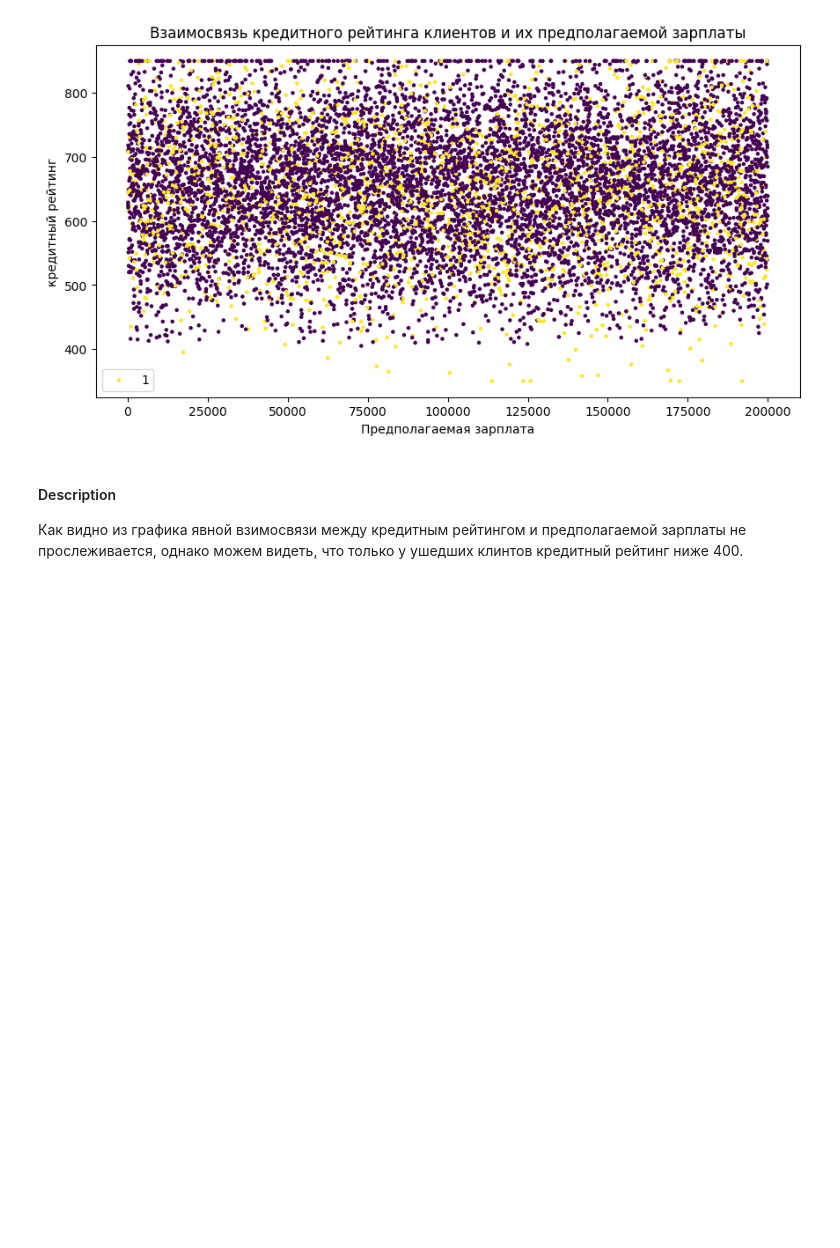
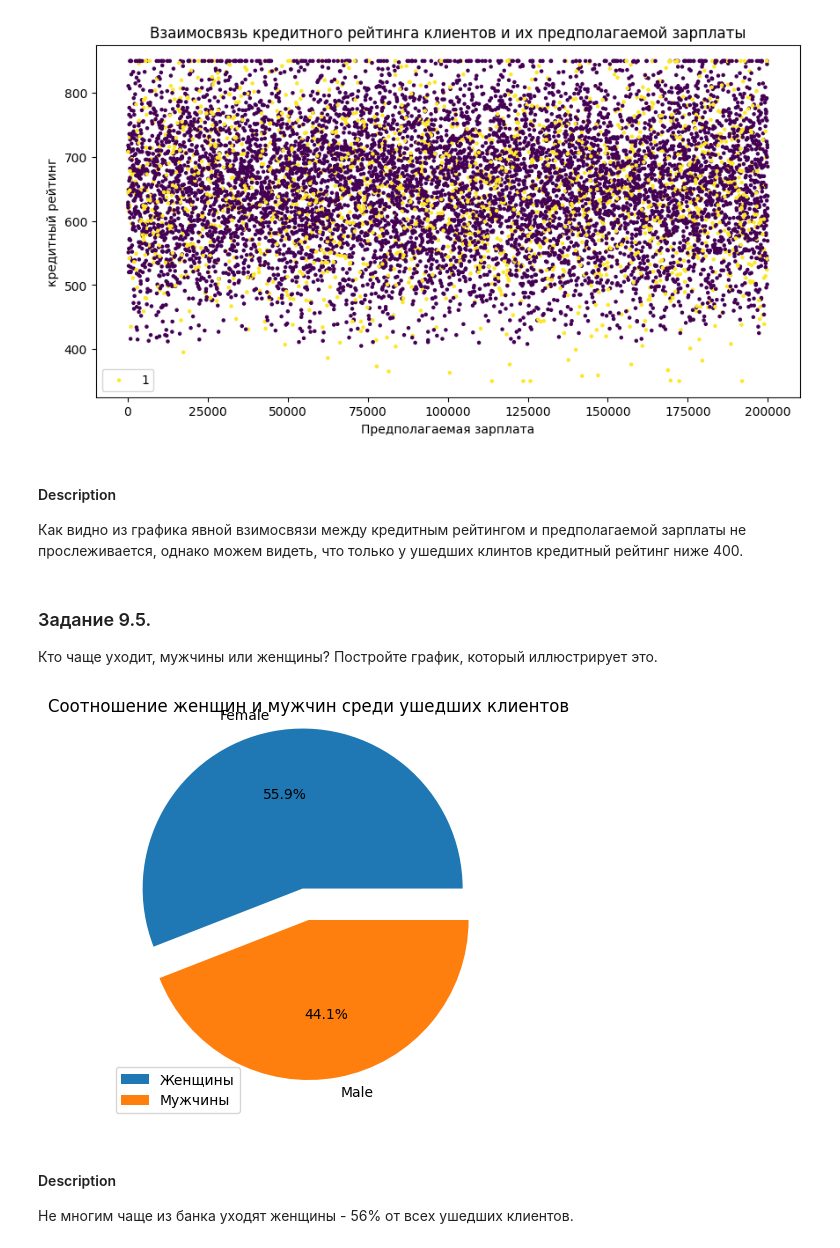
Before and after one commit to Ryba4koff/SkillFactore_DataScience, a Jupyter notebook: PYTHON-13. Визуализация данных/Закрепление знаний.ipynb, the cells around one changed output. Drawn from its saved outputs; the diff is of its cells as text; code cells hidden in the pictures; blank space fills up the shorter version.

```diff
--- a/PYTHON-13. Визуализация данных/Закрепление знаний.ipynb
+++ b/PYTHON-13. Визуализация данных/Закрепление знаний.ipynb
@@ -147,3 +147,26 @@ axes.legend(churn_df['Exited']);
 # %% [markdown]
 #### Description
 Как видно из графика явной взимосвязи между кредитным рейтингом и предполагаемой зарплаты не прослеживается, однако можем видеть, что только у ушедших клинтов кредитный рейтинг ниже 400.
+# %% [markdown]
+### Задание 9.5.
+Кто чаще уходит, мужчины или женщины? Постройте график, который иллюстрирует это.
+# %%
+exited_cl = churn_df[churn_df['Exited']==1]
+
+exited_count = exited_cl['Gender'].value_counts()
+
+fig = plt.figure(figsize=(8, 4))
+axes = fig.add_axes([0, 0, 1, 1])
+axes.pie(
+    exited_count,
+    labels=exited_count.index,
+    autopct='%.1f%%',
+    explode = [0.2, 0],
+);
+axes.set_title('Cоотношение женщин и мужчин среди ушедших клиентов')
+axes.legend(['Женщины', 'Мужчины']);
+# %% [output]
+[figure, added]
+# %% [markdown]
+#### Description
+Не многим чаще из банка уходят женщины - 56% от всех ушедших клиентов.
```
